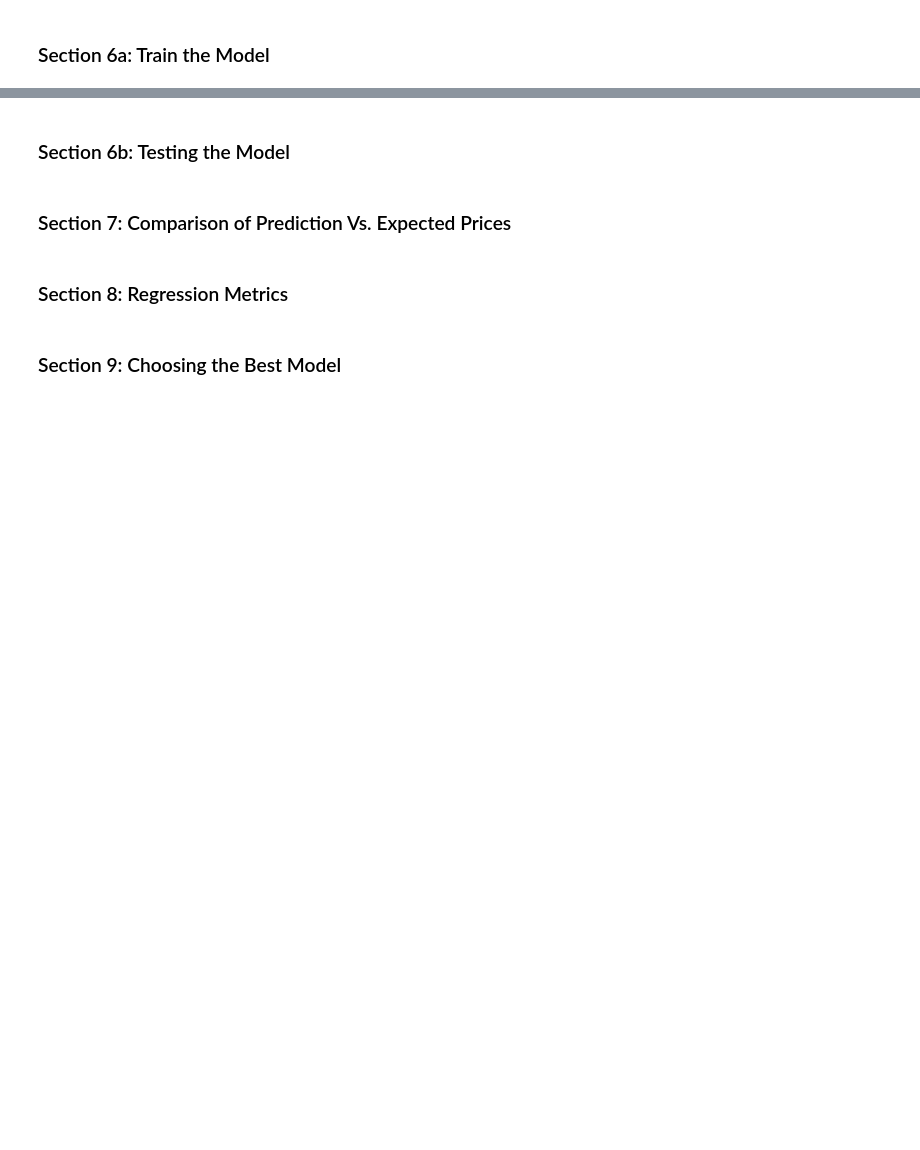
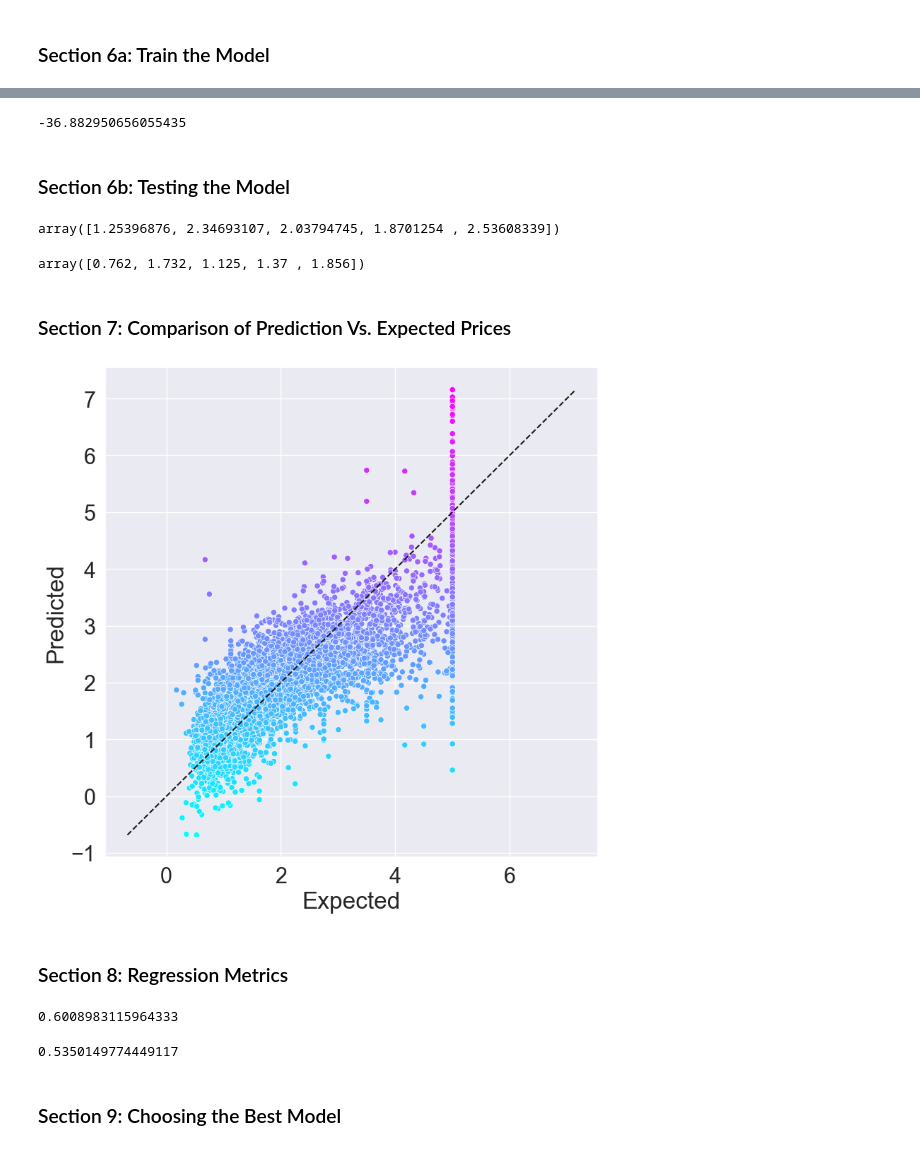
Before and after one commit to JBtallgrass/datafun-07-ml, a Jupyter notebook: jballard_ml.ipynb, the cells around one changed output, grey strips where cells are left out. Drawn from its saved outputs; the diff is of its cells as text; code cells hidden in the pictures; blank space fills up the shorter version.

```diff
--- a/jballard_ml.ipynb
+++ b/jballard_ml.ipynb
@@ -242,2 +395,6 @@ X_test.shape
 # %% [markdown]
 ### Section 6a: Train the Model
+# %%
+linear_regression = LinearRegression()
+
+linear_regression.fit(X=X_train, y=y_train)
@@ -244,8 +415,60 @@ X_test.shape
+# %%
+linear_regression.intercept_
+# %% [output]
+-36.882950656055435
 # %% [markdown]
 ### Section 6b: Testing the Model
+# %%
+predicted = linear_regression.predict(X_test)
+
+expected = y_test
+
+predicted[:5]
+# %% [output]
+array([1.25396876, 2.34693107, 2.03794745, 1.8701254 , 2.53608339])
+# %%
+expected[:5]
+# %% [output]
+array([0.762, 1.732, 1.125, 1.37 , 1.856])
 # %% [markdown]
 ### Section 7: Comparison of Prediction Vs. Expected Prices
+# %%
+df = pd.DataFrame()
+
+df['Expected'] = pd.Series(expected)
+
+df['Predicted'] = pd.Series(predicted)
+
+plt.figure(figsize=(9, 9))
+sns.scatterplot(
+        data=df,
+        x='Expected',
+        y='Predicted',
+        hue='Predicted',
+        palette='cool',  # desired color palette
+        legend=False
+)
+
+start = min (expected.min(), predicted.min())
+
+end = max (expected.max(), predicted.max())
+
+axes.set_xlim(start, end)
+
+axes.set_ylim(start, end)
+
+line = plt.plot([start, end], [start, end], 'k--')
+# %% [output]
+[figure, added]
 # %% [markdown]
 ### Section 8: Regression Metrics
+# %%
+metrics.r2_score(expected, predicted)
+# %% [output]
+0.6008983115964333
+# %%
+metrics.mean_squared_error(expected, predicted)
+# %% [output]
+0.5350149774449117
 # %% [markdown]
 ### Section 9: Choosing the Best Model
```
Also changed, not shown: parts of 36 cells of this notebook, 12 other files.
